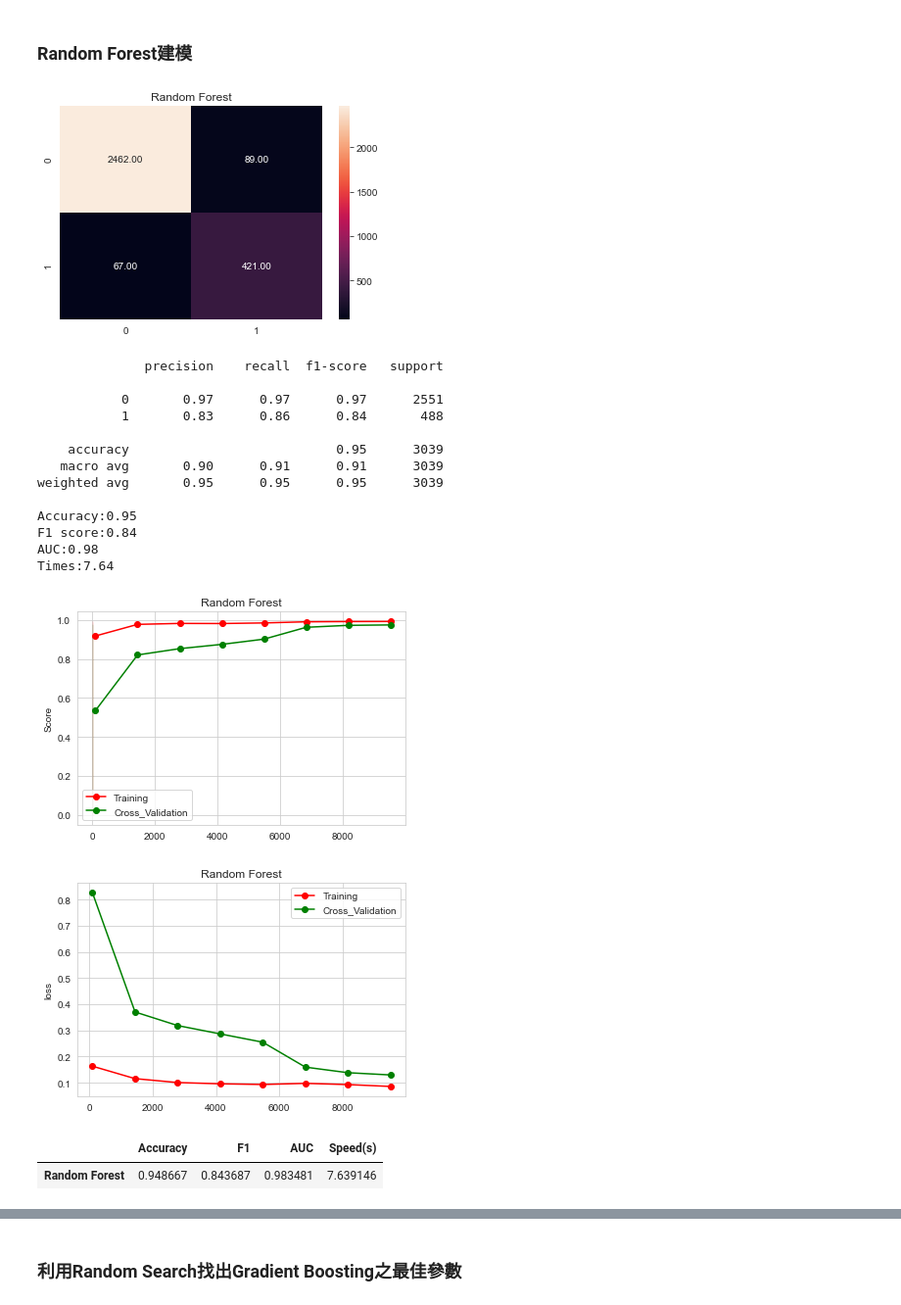
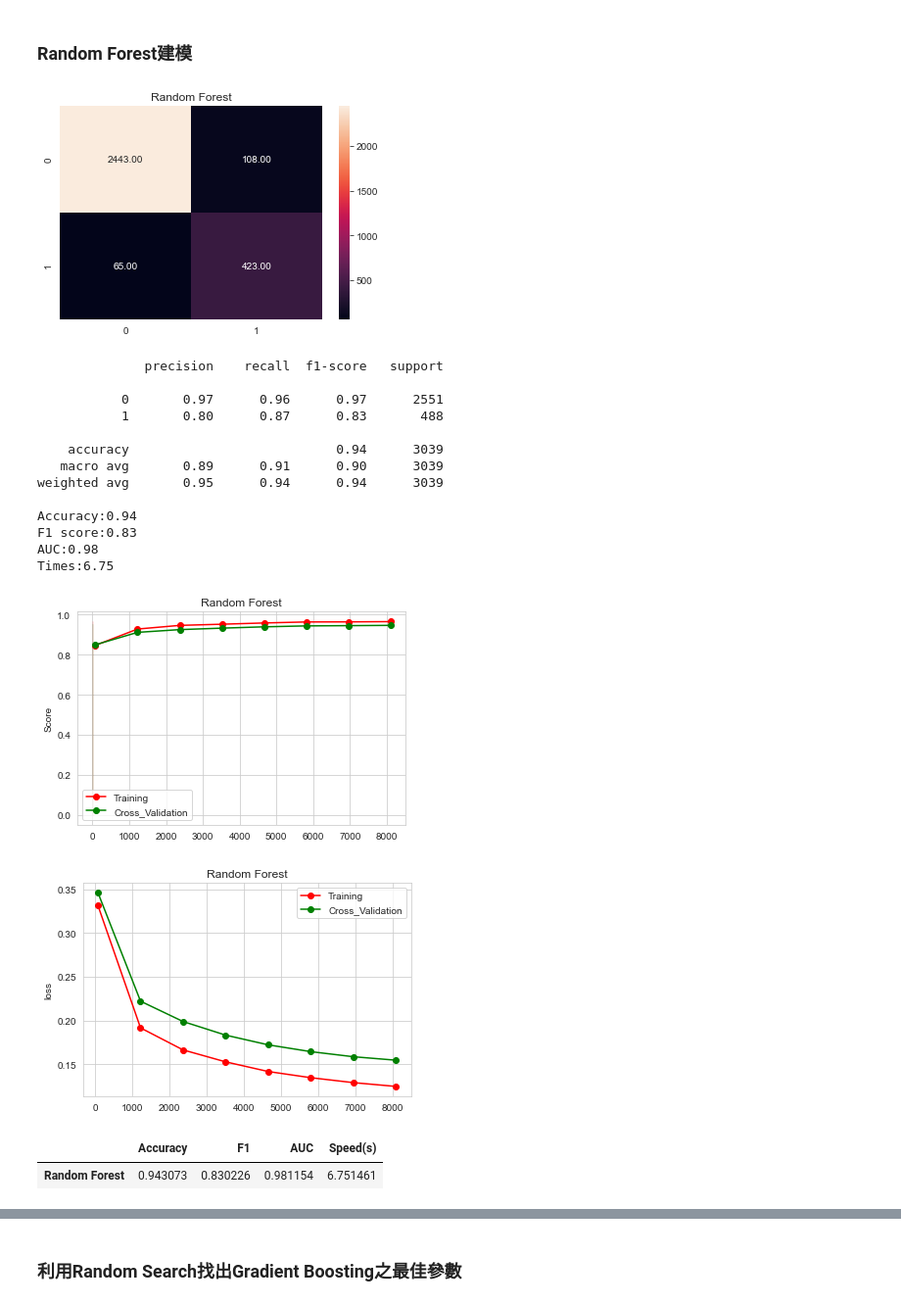
Before and after one commit to jason272727/Side-Project, a Jupyter notebook: Project2.ipynb, the cells around one changed output, grey strips where cells are left out. Shown at 98% size. Saved outputs shown, nothing was run; the diff lists cells and outputs as text; code cells hidden in the pictures.

```diff
--- a/Project2.ipynb
+++ b/Project2.ipynb
@@ -528,9 +528,9 @@ def modeling(x,y,model,title):
 # %%
 from sklearn.model_selection import StratifiedKFold
 from sklearn.model_selection import learning_curve
-def learning_curve_score(x_res,y_res,model,title):
+def learning_curve_score(model,title):
     k=StratifiedKFold(n_splits=5,shuffle=True)
-    train_sizes,train_score,test_score=learning_curve(model,x_res,y_res,cv=k,scoring='accuracy',n_jobs=-1,train_sizes=np.linspace(0.01,1.0,8))
+    train_sizes,train_score,test_score=learning_curve(model,x,y,cv=k,scoring='accuracy',n_jobs=-1,train_sizes=np.linspace(0.01,1.0,8))
 
     train_score_mean=np.mean(train_score,axis=1)
     train_score_std=np.std(train_score,axis=1)
@@ -549,9 +549,9 @@ def learning_curve_score(x_res,y_res,model,title):
     plt.legend()
     plt.show()
 # %%
-def learning_curve_loss(x_res,y_res,model,title):
+def learning_curve_loss(model,title):
     k=StratifiedKFold(n_splits=5,shuffle=True)
-    train_sizes,train_loss,test_loss=learning_curve(model,x_res,y_res,cv=k,scoring='neg_log_loss',n_jobs=-1,train_sizes=np.linspace(0.01,1.0,8))
+    train_sizes,train_loss,test_loss=learning_curve(model,x,y,cv=k,scoring='neg_log_loss',n_jobs=-1,train_sizes=np.linspace(0.01,1.0,8))
 
     train_loss_mean=-np.mean(train_loss,axis=1)
     test_loss_mean=-np.mean(test_loss,axis=1)
@@ -592,28 +592,28 @@ print(rfc_smote_optimal.best_score_)
 # %%
 x_train,x_test,y_train,y_test=train_test_split(x,y,test_size=0.3,random_state=101)
 x_res,y_res=SMOTE(random_state=101).fit_resample(x_train,y_train)
-model=RandomForestClassifier(n_estimators=618,max_depth=16,min_samples_leaf=4,random_state=101)
+model=RandomForestClassifier(n_estimators=585,max_depth=17,min_samples_leaf=10,random_state=101)
 title='Random Forest'
 form=modeling(x_res,y_res,model,title)
-learning_curve_score(x_res,y_res,model,title)
-learning_curve_loss(x_res,y_res,model,title)
+learning_curve_score(model,title)
+learning_curve_loss(model,title)
 form
 # %% [output]
 [figure]
               precision    recall  f1-score   support
 
-           0       0.97      0.97      0.97      2551
-           1       0.83      0.86      0.84       488
+           0       0.97      0.96      0.97      2551
+           1       0.80      0.87      0.83       488
 
-    accuracy                           0.95      3039
-   macro avg       0.90      0.91      0.91      3039
-weighted avg       0.95      0.95      0.95      3039
+    accuracy                           0.94      3039
+   macro avg       0.89      0.91      0.90      3039
+weighted avg       0.95      0.94      0.94      3039
 
-Accuracy:0.95
-F1 score:0.84
+Accuracy:0.94
+F1 score:0.83
 AUC:0.98
-Times:7.64
+Times:6.75
-[figure, old version]
+[figure, new version]
-[figure, old version]
+[figure, new version]
 |  | Accuracy | F1 | AUC | Speed(s) |
-| Random Forest | 0.948667 | 0.843687 | 0.983481 | 7.639146 |
+| Random Forest | 0.943073 | 0.830226 | 0.981154 | 6.751461 |
```
Also changed, not shown: parts of 11 cells of this notebook.
